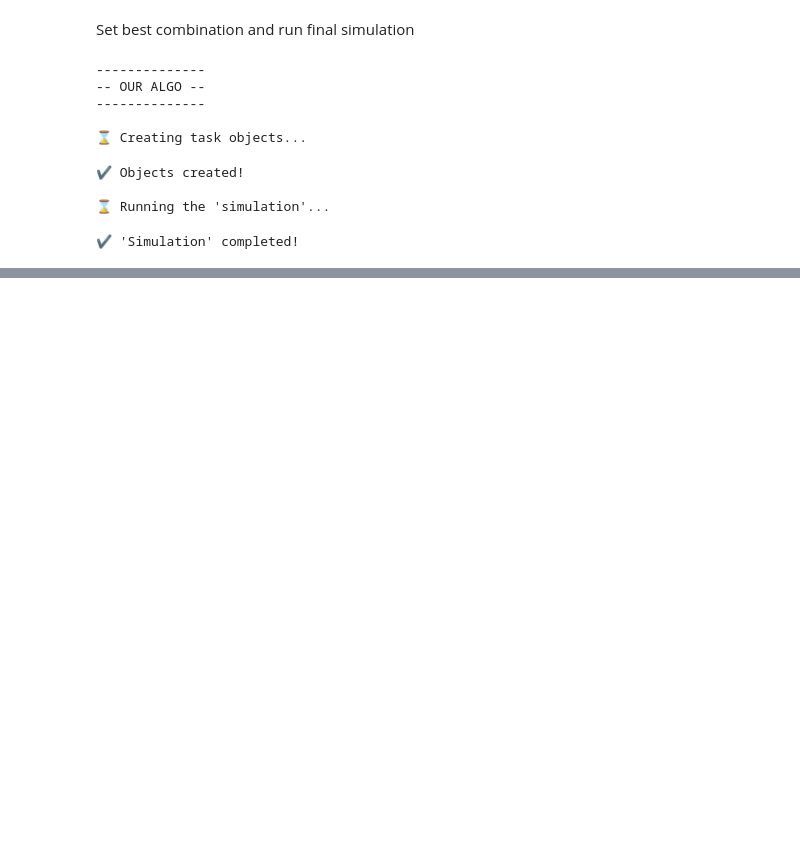
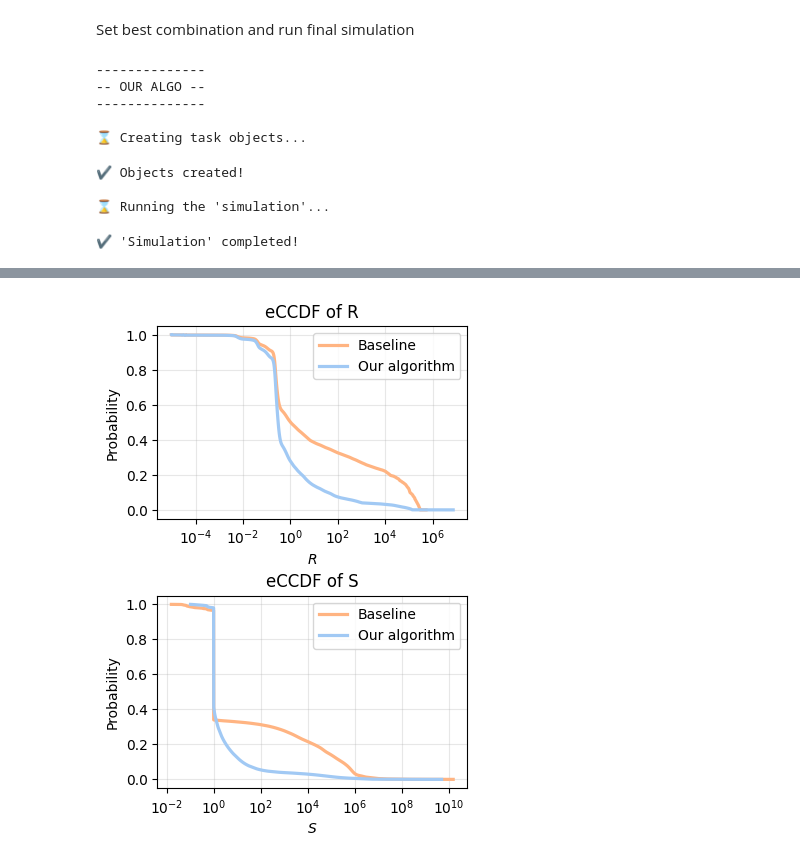
Before and after one commit to Matteo-Candi/Data_Center, a Jupyter notebook: Hw_2/main.ipynb, the cells around one changed output, grey strips where cells are left out. Saved outputs shown, nothing was run; the diff lists cells and outputs as text; code cells hidden in the pictures; blank space fills up the shorter version.

```diff
--- a/Hw_2/main.ipynb
+++ b/Hw_2/main.ipynb
@@ -659 +659,50 @@ display(df_summaries)
 | 3 | Messaging load (L) | 129.000 | 38.851 |
+# %%
+colors = ["#FFB482", "#A1C9F4"]
+
+fig, ax = plt.subplots(2, 1, figsize=(4,6))
+plt.subplots_adjust(left=None, bottom=None, right=None, top=None, wspace=None, hspace=.4)
+
+titles = ['eCCDF of R', 'eCCDF of S']
+
+for i, vals in enumerate([stats_df_bl.R, stats_df_bl.S]):
+    ecdf = ECDF(vals)
+    ax[i].plot(np.log10(ecdf.x), 1-ecdf.y, color=colors[0], label='Baseline', linewidth=2.3)
+
+for i, vals in enumerate([stats_df.R, stats_df.S]):
+    ecdf = ECDF(vals)
+    ax[i].plot(np.log10(ecdf.x), 1-ecdf.y, color=colors[1], label='Our algorithm', linewidth=2.3)
+    ax[i].set_title(titles[i])
+    ax[i].legend()
+
+ax[0].set_xlabel(r'$R$')
+ax[1].set_xlabel(r'$S$')
+a = [-4, -2, 0, 2, 4, 6]
+label_a = []
+for el in a:
+    if el < 0:
+        lab = '10^{' + str(el) + '}'
+        label_a.append(fr'${lab}$')
+    else:
+        label_a.append(fr'$10^{el}$')
+ax[0].set_xticks(a, label_a)
+
+a = [-2, 0, 2, 4, 6, 8, 10]
+label_a = []
+for el in a:
+    if el < 0 or el > 9:
+        lab = '10^{' + str(el) + '}'
+        label_a.append(fr'${lab}$')
+    else:
+        label_a.append(fr'$10^{el}$')
+ax[1].set_xticks(a, label_a)
+
+
+ax[0].set_ylabel('Probability')
+ax[1].set_ylabel('Probability')
+ax[0].grid(which='major', alpha=0.3)
+ax[1].grid(which='major', alpha=0.3)
+
+plt.show()
+# %% [output]
+[figure, added]
```
Also changed, not shown: parts of 18 cells of this notebook, 3 other files.
